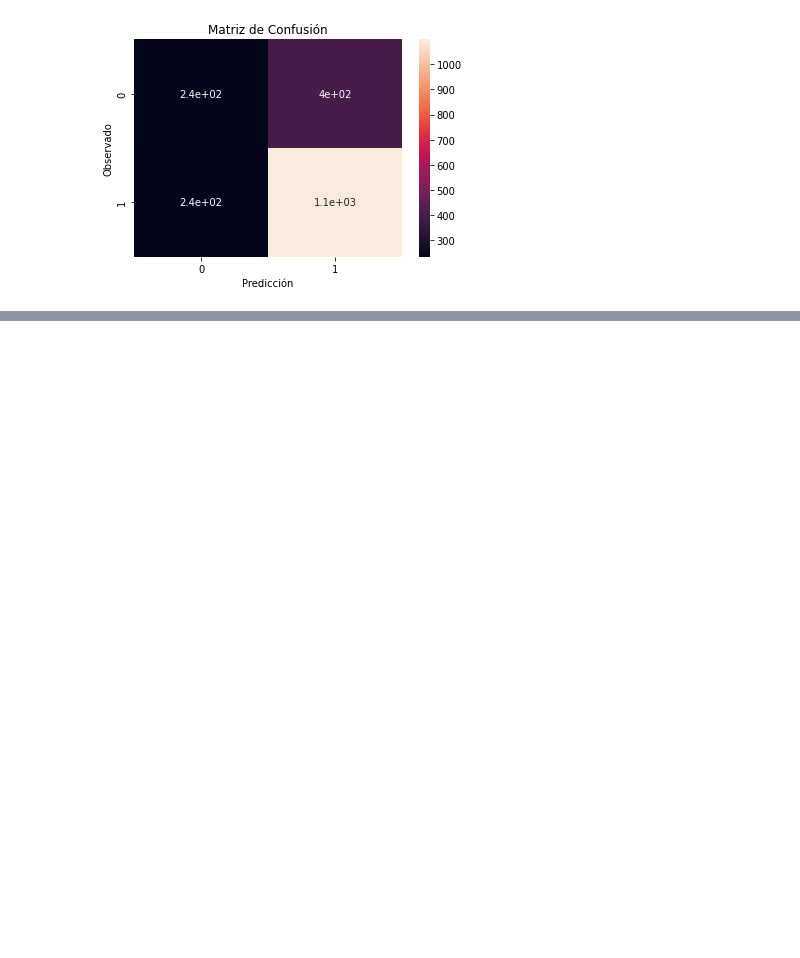
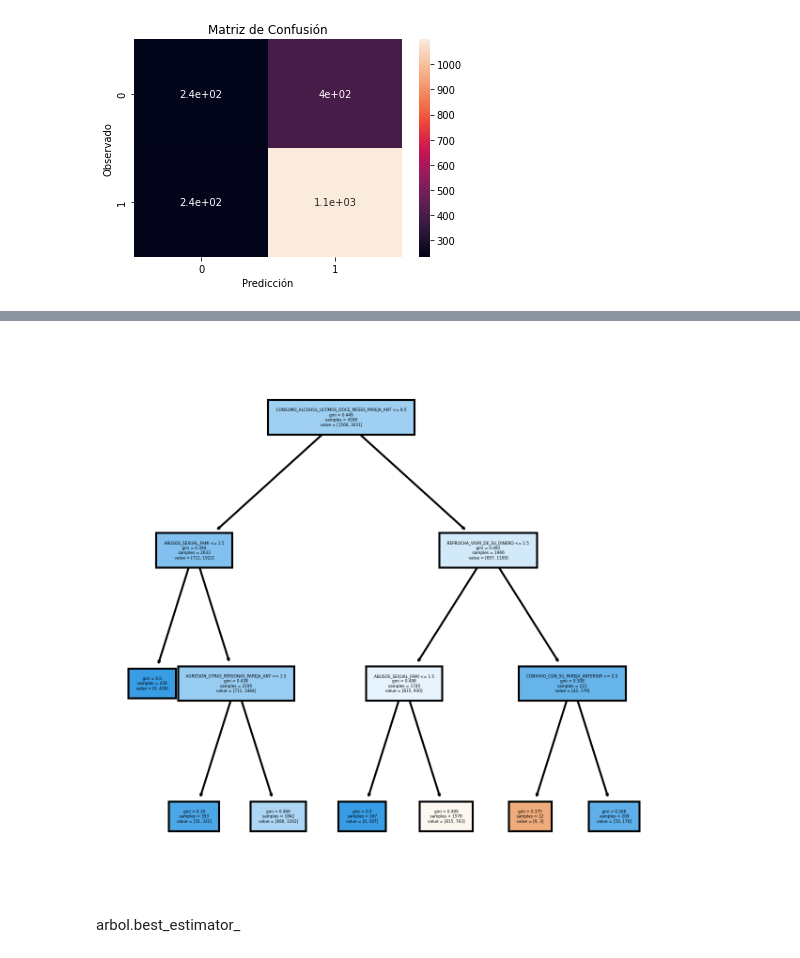
Before and after one commit to LunaGarces/Proyecto_Intro_Cn_Datos, a Jupyter notebook: cote_Cambios_p3 ipynb.ipynb, the cells around one changed output, grey strips where cells are left out. Cells and saved outputs as stored; diff of their text form; code cells hidden in the pictures; blank space fills up the shorter version.

```diff
--- a/cote_Cambios_p3 ipynb.ipynb
+++ b/cote_Cambios_p3 ipynb.ipynb
@@ -1516,0 +1510,8 @@ weighted avg       0.66      0.68      0.66      1971
+# %%
+from matplotlib import pyplot as plt
+fig, axes = plt.subplots(nrows = 1,ncols = 1,figsize = (5,5), dpi=300)
+tree.plot_tree(arbol_, filled=True, feature_names = X.columns,fontsize=2);
+# %% [output]
+[figure, added]
+# %% [markdown]
+arbol.best_estimator_
```
Also changed, not shown: parts of 8 cells of this notebook.
